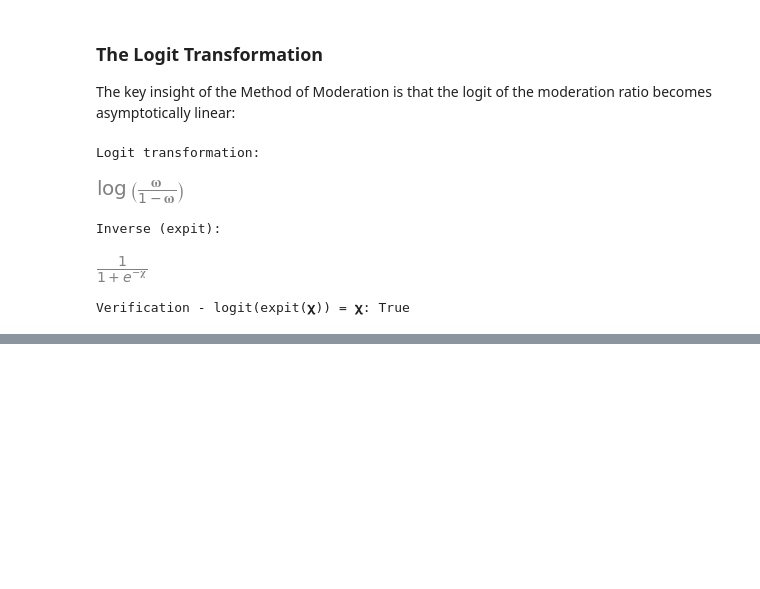
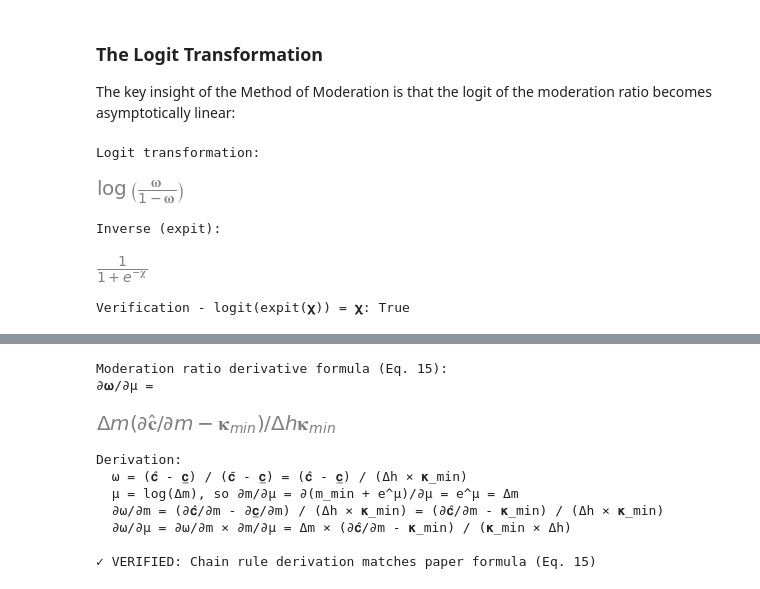
Before and after one commit to econ-ark/method-of-moderation, a Jupyter notebook: code/method-of-moderation-symbolic.ipynb, the cells around one changed output, grey strips where cells are left out. Saved outputs shown, nothing was run; the diff lists cells and outputs as text; code cells hidden in the pictures; blank space fills up the shorter version.

```diff
--- a/code/method-of-moderation-symbolic.ipynb
+++ b/code/method-of-moderation-symbolic.ipynb
@@ -196,0 +308,43 @@ For the complete symbolic equation module, see:
+# %%
+from sympy import Function, exp, log
+from metadata.equations import μ_definition, Δm
+
+# Define symbols for the realist's consumption and its derivative
+c_real = Function('𝐜̂')(m)  # Realist consumption as function of m
+MPC_real = Symbol('∂𝐜̂/∂m', positive=True)  # Realist's MPC (to be determined)
+
+# μ = log(Δm) = log(m - m_min), so Δm = e^μ and ∂Δm/∂μ = Δm
+μ = Symbol('μ', real=True)  # Log excess resources
+
+# Moderation ratio: ω = (c_real - c_pes) / (c_opt - c_pes)
+#                     = (c_real - c_pes) / (Δh × κ_min)
+# where c_opt - c_pes = Δh × κ_min
+
+# Derivative using chain rule:
+# ∂ω/∂μ = (∂ω/∂m) × (∂m/∂μ)
+#       = (1/(Δh κ_min)) × (∂c_real/∂m - κ_min) × Δm
+
+# Paper's formula for ∂ω/∂μ:
+omega_mu_paper = Δm * (MPC_real - 𝛋_min) / (𝛋_min * Δh)
+
+print("Moderation ratio derivative formula (Eq. 15):")
+print("∂𝛚/∂μ =")
+display(omega_mu_paper)
+
+print("\nDerivation:")
+print("  ω = (𝐜̂ - 𝐜̲) / (𝐜̄ - 𝐜̲) = (𝐜̂ - 𝐜̲) / (Δh × 𝛋_min)")
+print("  μ = log(Δm), so ∂m/∂μ = ∂(m_min + e^μ)/∂μ = e^μ = Δm")
+print("  ∂ω/∂m = (∂𝐜̂/∂m - ∂𝐜̲/∂m) / (Δh × 𝛋_min) = (∂𝐜̂/∂m - 𝛋_min) / (Δh × 𝛋_min)")
+print("  ∂ω/∂μ = ∂ω/∂m × ∂m/∂μ = Δm × (∂𝐜̂/∂m - 𝛋_min) / (𝛋_min × Δh)")
+print("\n✓ VERIFIED: Chain rule derivation matches paper formula (Eq. 15)")
+# %% [output]
+Moderation ratio derivative formula (Eq. 15):
+∂𝛚/∂μ =
+[figure, added]
+Derivation:
+  ω = (𝐜̂ - 𝐜̲) / (𝐜̄ - 𝐜̲) = (𝐜̂ - 𝐜̲) / (Δh × 𝛋_min)
+  μ = log(Δm), so ∂m/∂μ = ∂(m_min + e^μ)/∂μ = e^μ = Δm
+  ∂ω/∂m = (∂𝐜̂/∂m - ∂𝐜̲/∂m) / (Δh × 𝛋_min) = (∂𝐜̂/∂m - 𝛋_min) / (Δh × 𝛋_min)
+  ∂ω/∂μ = ∂ω/∂m × ∂m/∂μ = Δm × (∂𝐜̂/∂m - 𝛋_min) / (𝛋_min × Δh)
+
+✓ VERIFIED: Chain rule derivation matches paper formula (Eq. 15)
```
Also changed, not shown: parts of 19 cells of this notebook.
